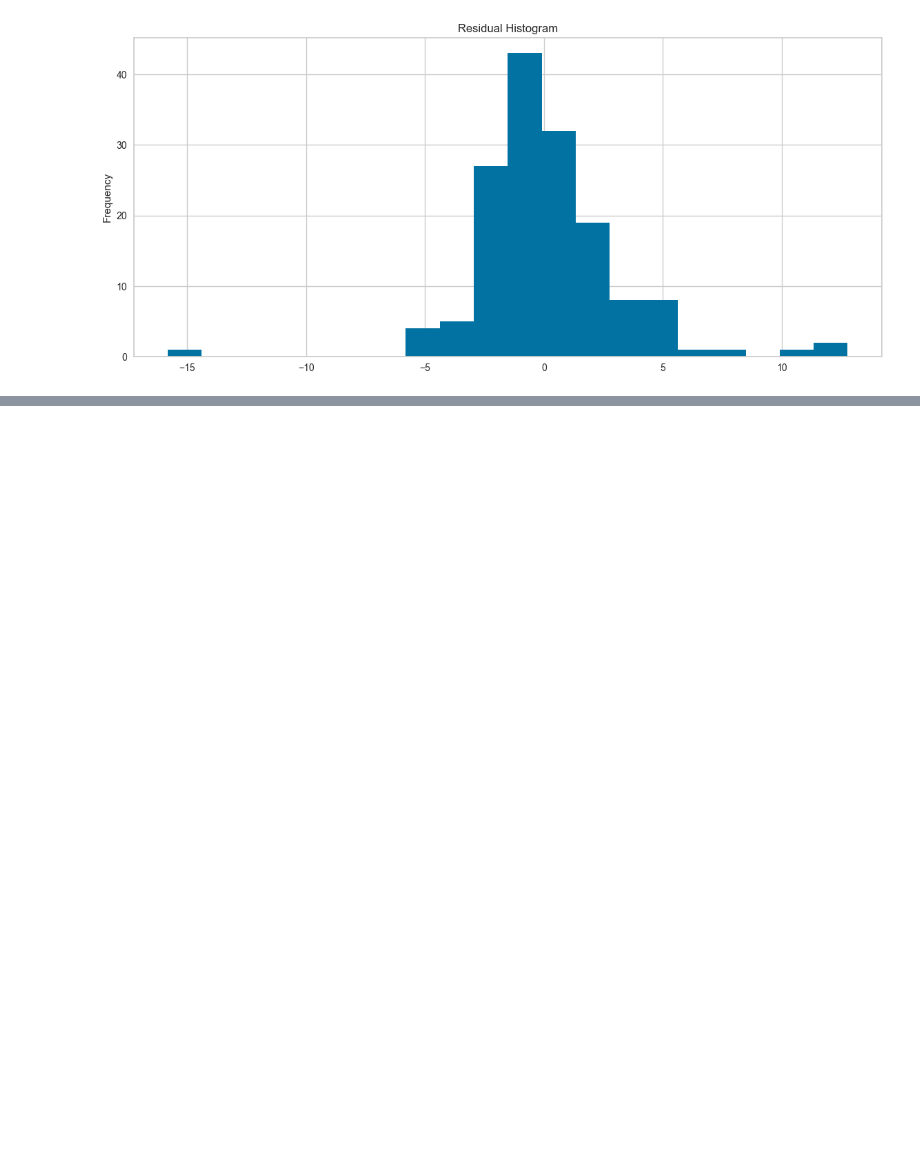
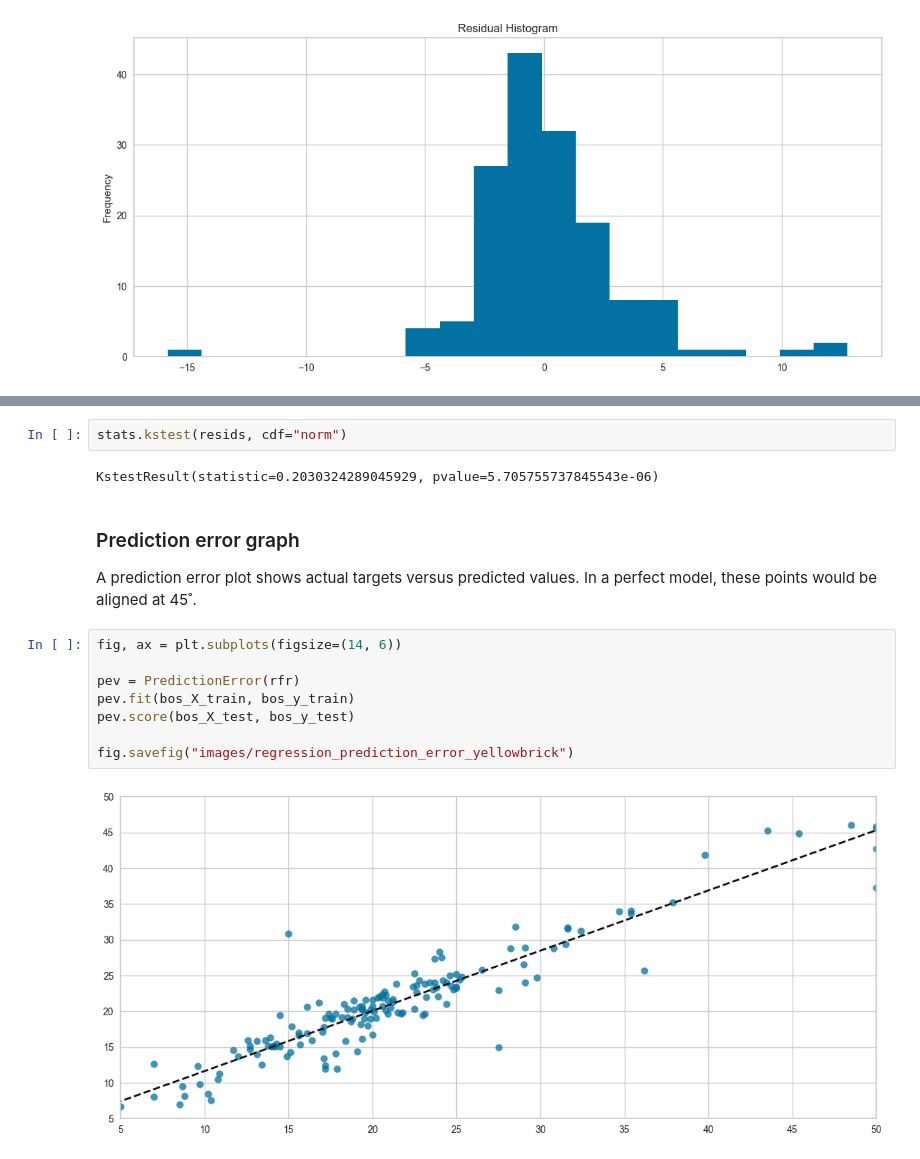
Before and after one commit to DellaCortef/machine-learning-pocket-reference, a Jupyter notebook: regression.ipynb, the cells around one changed output, grey strips where cells are left out. Cells and saved outputs as stored; diff of their text form; blank space fills up the shorter version.

Commit message:
plotting prediction error by yellowbrick lib

```diff
--- a/regression.ipynb
+++ b/regression.ipynb
@@ -1056,0 +1050,17 @@ A prediction error plot shows actual targets versus predicted values. In a perfe
+# %%
+stats.kstest(resids, cdf="norm")
+# %% [output]
+KstestResult(statistic=0.2030324289045929, pvalue=5.705755737845543e-06)
+# %% [markdown]
+### Prediction error graph
+A prediction error plot shows actual targets versus predicted values. In a perfect model, these points would be aligned at 45˚.
+# %%
+fig, ax = plt.subplots(figsize=(14, 6))
+
+pev = PredictionError(rfr)
+pev.fit(bos_X_train, bos_y_train)
+pev.score(bos_X_test, bos_y_test)
+
+fig.savefig("images/regression_prediction_error_yellowbrick")
+# %% [output]
+[figure, added]
```
Also changed, not shown: parts of 8 cells of this notebook, 1 other file.
